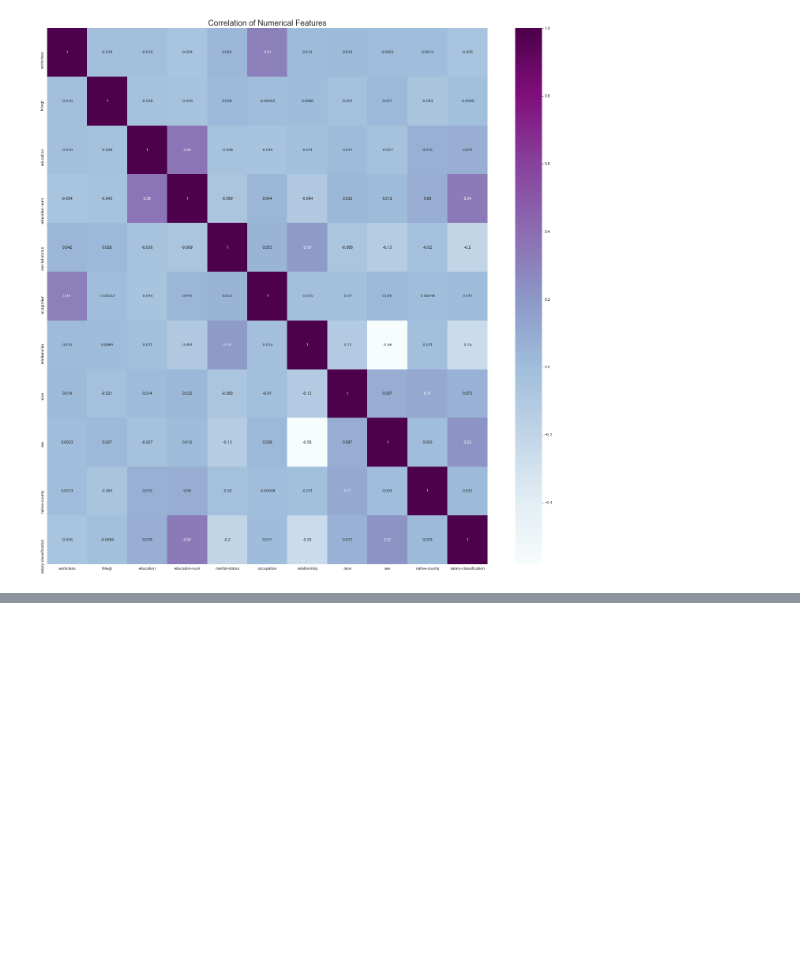
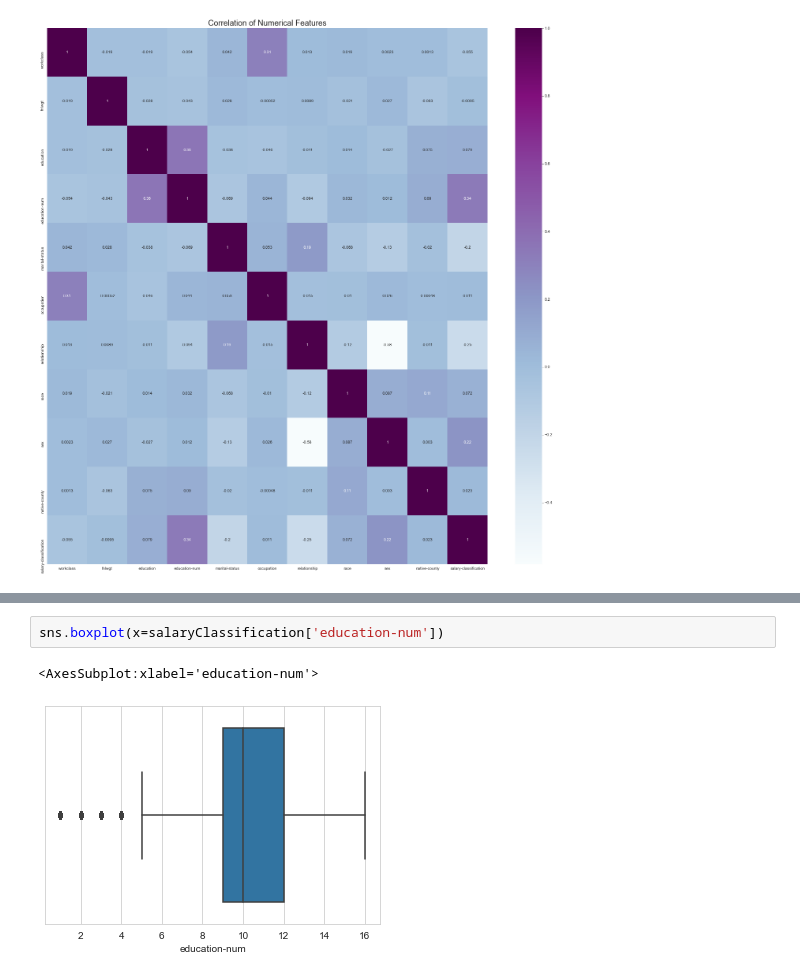
Before and after one commit to mariajbp/AEC, a Jupyter notebook: dataprep.ipynb, the cells around one changed output, grey strips where cells are left out. Drawn from its saved outputs; the diff is of its cells as text; blank space fills up the shorter version.

```diff
--- a/dataprep.ipynb
+++ b/dataprep.ipynb
@@ -289,0 +289,5 @@ plt.show()
+# %%
+sns.boxplot(x=salaryClassification['education-num'])
+# %% [output]
+<AxesSubplot:xlabel='education-num'>
+[figure, added]
```
Also changed, not shown: parts of 27 cells of this notebook, 1 other file.
